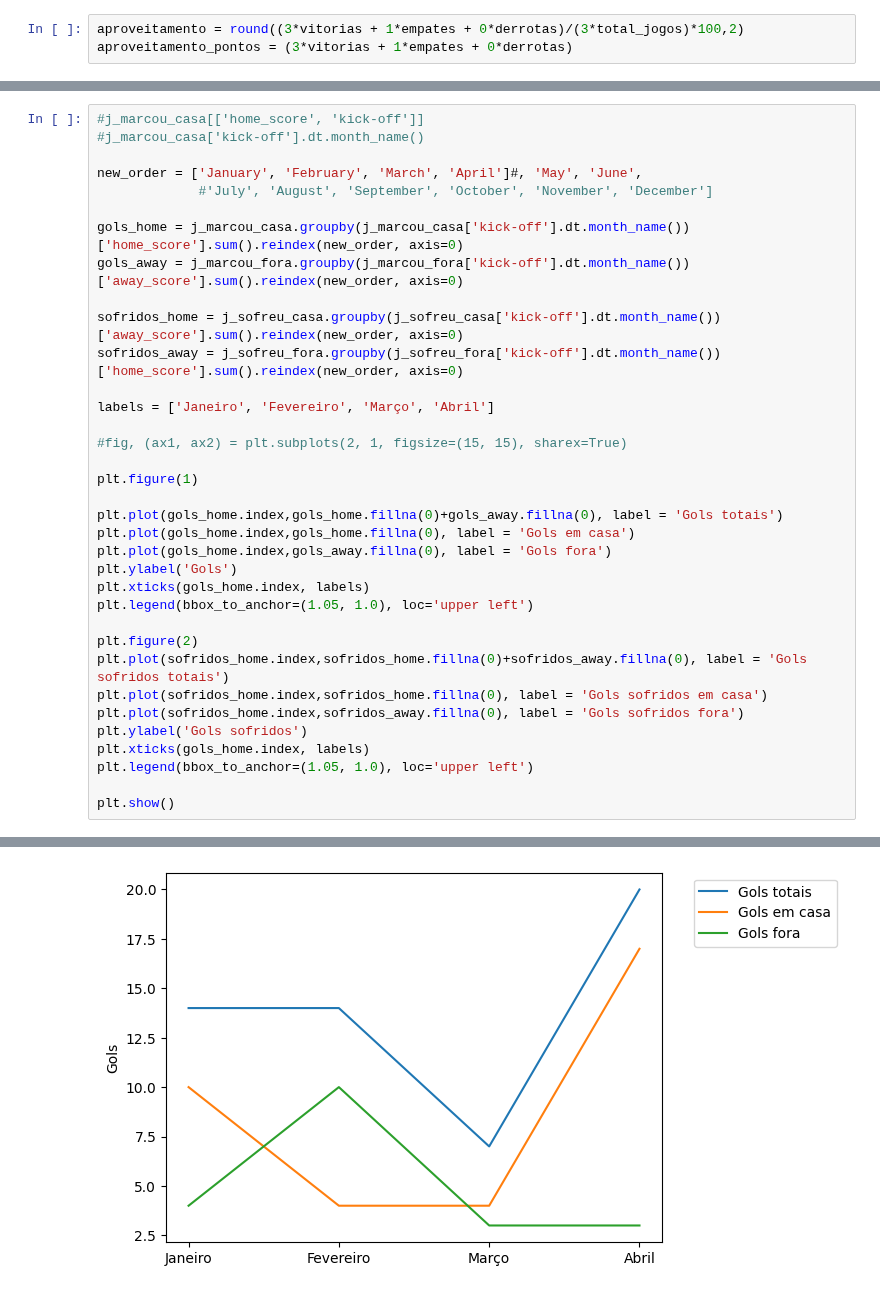
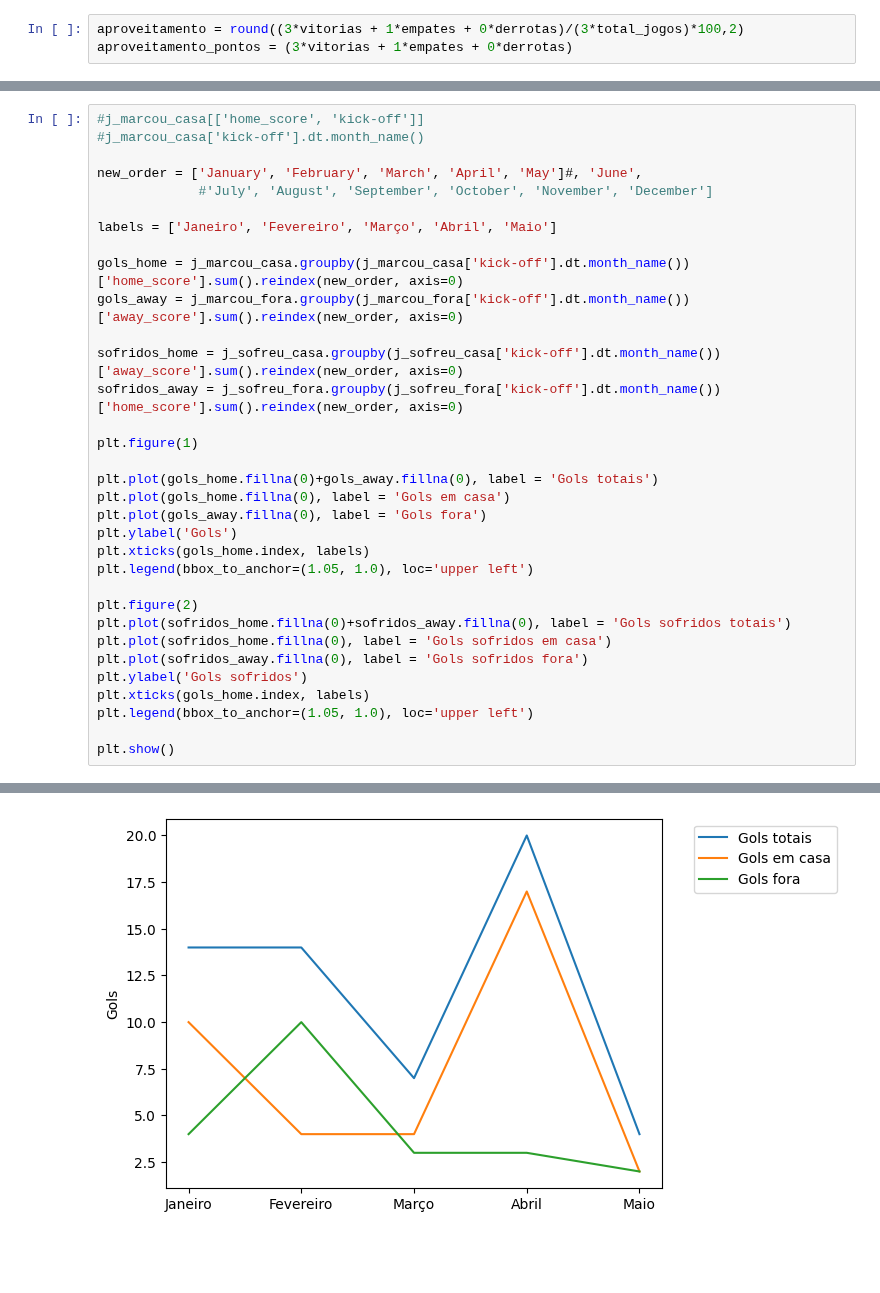
Before and after one commit to williamjouse/jogos-Flamengo-2023, a Jupyter notebook: analysis.ipynb, the cells around one changed output, grey strips where cells are left out. Cells and saved outputs as stored; diff of their text form; blank space fills up the shorter version.

```diff
--- a/analysis.ipynb
+++ b/analysis.ipynb
@@ -179,8 +180,10 @@ Aproveitamento pontos: 48/87
 #j_marcou_casa[['home_score', 'kick-off']]
 #j_marcou_casa['kick-off'].dt.month_name()
 
-new_order = ['January', 'February', 'March', 'April']#, 'May', 'June',
+new_order = ['January', 'February', 'March', 'April', 'May']#, 'June',
              #'July', 'August', 'September', 'October', 'November', 'December']
+
+labels = ['Janeiro', 'Fevereiro', 'Março', 'Abril', 'Maio']
 
 gols_home = j_marcou_casa.groupby(j_marcou_casa['kick-off'].dt.month_name())['home_score'].sum().reindex(new_order, axis=0)
 gols_away = j_marcou_fora.groupby(j_marcou_fora['kick-off'].dt.month_name())['away_score'].sum().reindex(new_order, axis=0)
@@ -188,41 +191,37 @@ gols_away = j_marcou_fora.groupby(j_marcou_fora['kick-off'].dt.month_name())['aw
 sofridos_home = j_sofreu_casa.groupby(j_sofreu_casa['kick-off'].dt.month_name())['away_score'].sum().reindex(new_order, axis=0)
 sofridos_away = j_sofreu_fora.groupby(j_sofreu_fora['kick-off'].dt.month_name())['home_score'].sum().reindex(new_order, axis=0)
 
-labels = ['Janeiro', 'Fevereiro', 'Março', 'Abril']
-
-#fig, (ax1, ax2) = plt.subplots(2, 1, figsize=(15, 15), sharex=True)
-
 plt.figure(1)
 
-plt.plot(gols_home.index,gols_home.fillna(0)+gols_away.fillna(0), label = 'Gols totais')
-plt.plot(gols_home.index,gols_home.fillna(0), label = 'Gols em casa')
-plt.plot(gols_home.index,gols_away.fillna(0), label = 'Gols fora')
+plt.plot(gols_home.fillna(0)+gols_away.fillna(0), label = 'Gols totais')
+plt.plot(gols_home.fillna(0), label = 'Gols em casa')
+plt.plot(gols_away.fillna(0), label = 'Gols fora')
 plt.ylabel('Gols')
 plt.xticks(gols_home.index, labels)
 plt.legend(bbox_to_anchor=(1.05, 1.0), loc='upper left')
 
 plt.figure(2)
-plt.plot(sofridos_home.index,sofridos_home.fillna(0)+sofridos_away.fillna(0), label = 'Gols sofridos totais')
-plt.plot(sofridos_home.index,sofridos_home.fillna(0), label = 'Gols sofridos em casa')
-plt.plot(sofridos_home.index,sofridos_away.fillna(0), label = 'Gols sofridos fora')
+plt.plot(sofridos_home.fillna(0)+sofridos_away.fillna(0), label = 'Gols sofridos totais')
+plt.plot(sofridos_home.fillna(0), label = 'Gols sofridos em casa')
+plt.plot(sofridos_away.fillna(0), label = 'Gols sofridos fora')
 plt.ylabel('Gols sofridos')
 plt.xticks(gols_home.index, labels)
 plt.legend(bbox_to_anchor=(1.05, 1.0), loc='upper left')
 
 plt.show()
 # %% [output]
 INFO: Using categorical units to plot a list of strings that are all parsable as floats or dates. If these strings should be plotted as numbers, cast to the appropriate data type before plotting.
 INFO: Using categorical units to plot a list of strings that are all parsable as floats or dates. If these strings should be plotted as numbers, cast to the appropriate data type before plotting.
 INFO: Using categorical units to plot a list of strings that are all parsable as floats or dates. If these strings should be plotted as numbers, cast to the appropriate data type before plotting.
 INFO: Using categorical units to plot a list of strings that are all parsable as floats or dates. If these strings should be plotted as numbers, cast to the appropriate data type before plotting.
 INFO: Using categorical units to plot a list of strings that are all parsable as floats or dates. If these strings should be plotted as numbers, cast to the appropriate data type before plotting.
 INFO: Using categorical units to plot a list of strings that are all parsable as floats or dates. If these strings should be plotted as numbers, cast to the appropriate data type before plotting.
 INFO: Using categorical units to plot a list of strings that are all parsable as floats or dates. If these strings should be plotted as numbers, cast to the appropriate data type before plotting.
 INFO: Using categorical units to plot a list of strings that are all parsable as floats or dates. If these strings should be plotted as numbers, cast to the appropriate data type before plotting.
 INFO: Using categorical units to plot a list of strings that are all parsable as floats or dates. If these strings should be plotted as numbers, cast to the appropriate data type before plotting.
 INFO: Using categorical units to plot a list of strings that are all parsable as floats or dates. If these strings should be plotted as numbers, cast to the appropriate data type before plotting.
 INFO: Using categorical units to plot a list of strings that are all parsable as floats or dates. If these strings should be plotted as numbers, cast to the appropriate data type before plotting.
 INFO: Using categorical units to plot a list of strings that are all parsable as floats or dates. If these strings should be plotted as numbers, cast to the appropriate data type before plotting.
 INFO: Using categorical units to plot a list of strings that are all parsable as floats or dates. If these strings should be plotted as numbers, cast to the appropriate data type before plotting.
 INFO: Using categorical units to plot a list of strings that are all parsable as floats or dates. If these strings should be plotted as numbers, cast to the appropriate data type before plotting.
-[figure, old version]
+[figure, new version]
```
Also changed, not shown: parts of 5 cells of this notebook, 3 other files.
